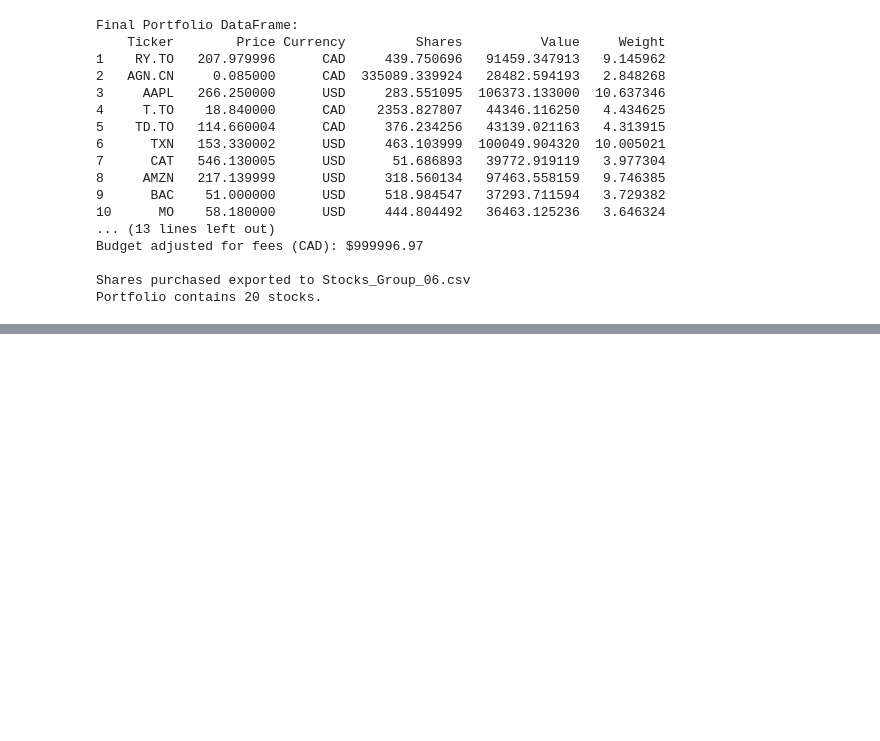
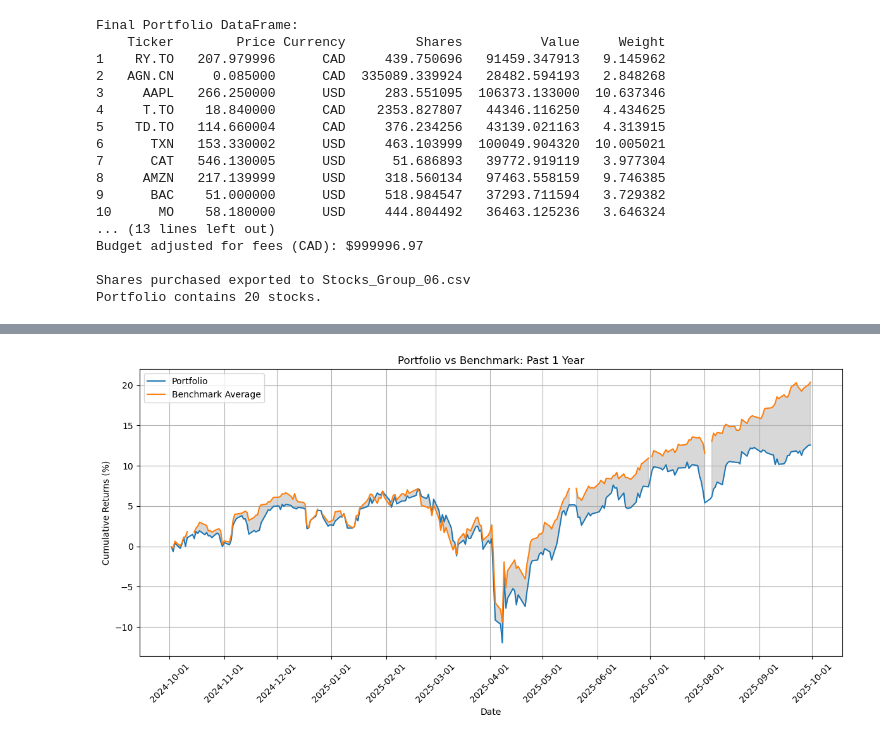
Before and after one commit to shayankjalali/market-meet, a Jupyter notebook: Team_06_Assignment.ipynb, the cells around one changed output, grey strips where cells are left out. Saved outputs shown, nothing was run; the diff lists cells and outputs as text; code cells hidden in the pictures; blank space fills up the shorter version.

```diff
--- a/Team_06_Assignment.ipynb
+++ b/Team_06_Assignment.ipynb
@@ -1035,3 +1114,82 @@ Budget adjusted for fees (CAD): $999996.97
 
 Shares purchased exported to Stocks_Group_06.csv
 Portfolio contains 20 stocks.
+# %%
+# Calculate portfolio daily returns
+# Get daily returns for final portfolio tickers
+portfolio_tickers = final_portfolio["Ticker"].tolist()
+portfolio_weights = final_portfolio["Weight"].values / 100
+
+# Filter close_prices for the portfolio tickers
+portfolio_close = close_prices[portfolio_tickers]
+
+
+# Calculate daily returns
+portfolio_daily_returns = portfolio_close.pct_change().dropna()
+
+# Weighted portfolio returns
+weighted_returns = (portfolio_daily_returns * portfolio_weights).sum(axis=1)
+
+# Cumulative returns
+portfolio_cum_returns = (weighted_returns.cumsum()) * 100
+
+# Benchmark cumulative returns (average of S&P500 and TSX)
+benchmark_cum_returns = (sp_total_return + tsx_total_return) / 2
+
+benchmark_cum_returns.index = benchmark_cum_returns.index.strftime('%Y-%m-%d')
+
+
+
+# Reset index to get a 'Date' column and give Series a name
+portfolio_df = portfolio_cum_returns.reset_index().rename(columns={0: "Portfolio", "index": "Date"})
+benchmark_df = benchmark_cum_returns.rename("Benchmark").reset_index().rename(columns={"index": "Date"})
+
+# Merge on Date
+plot_df = pd.merge(portfolio_df, benchmark_df, on="Date", how="inner")
+
+plot_df["Date"] = pd.to_datetime(plot_df["Date"])
+print(plot_df)
+
+
+# Plot 1-year cumulative returns
+plt.figure(figsize=(12,6))
+plt.plot(plot_df["Date"], plot_df["Portfolio"], label="Portfolio")
+plt.plot(plot_df["Date"], plot_df["Benchmark"], label="Benchmark Average")
+plt.fill_between(plot_df["Date"], plot_df["Portfolio"], plot_df["Benchmark"],
+                 color="gray", alpha=0.3)
+plt.title("Portfolio vs Benchmark: Past 1 Year")
+plt.xlabel("Date")
+plt.ylabel("Cumulative Returns (%)")
+plt.legend()
+plt.grid(True)
+
+plt.gca().xaxis.set_major_locator(mdates.MonthLocator())  # one tick per month
+plt.gca().xaxis.set_major_formatter(mdates.DateFormatter('%Y-%m-%d'))
+plt.xticks(rotation=45)
+plt.tight_layout()
+plt.show()
+
+
+
+
+# --- Step 3: Plot next week (Nov 21, 2025 – Nov 28, 2025) ---
+# Slice dates for the next week
+next_week_mask = (plot_df["Date"] >= "2025-11-21") & (plot_df["Date"] <= "2025-11-28")
+next_week_df = plot_df.loc[next_week_mask]
+
+plt.figure(figsize=(12,6))
+plt.plot(next_week_df["Date"], next_week_df["Portfolio"], label="Portfolio")
+plt.plot(next_week_df["Date"], next_week_df["Benchmark"], label="Benchmark Average")
+plt.title("Portfolio vs Benchmark: Nov 21, 2025 – Nov 28, 2025")
+plt.xlabel("Date")
+plt.ylabel("Cumulative Returns (%)")
+plt.legend()
+plt.grid(True)
+
+# Format x-axis: daily ticks
+plt.gca().xaxis.set_major_locator(mdates.DayLocator(interval=1))
+plt.gca().xaxis.set_major_formatter(mdates.DateFormatter('%d-%b'))
+plt.xticks(rotation=45)
+plt.tight_layout()
+plt.show()
+# %% [output]
@@ -1037,0 +1210 @@ Portfolio contains 20 stocks.
+[figure, added]
```
Also changed, not shown: parts of 15 cells of this notebook.
